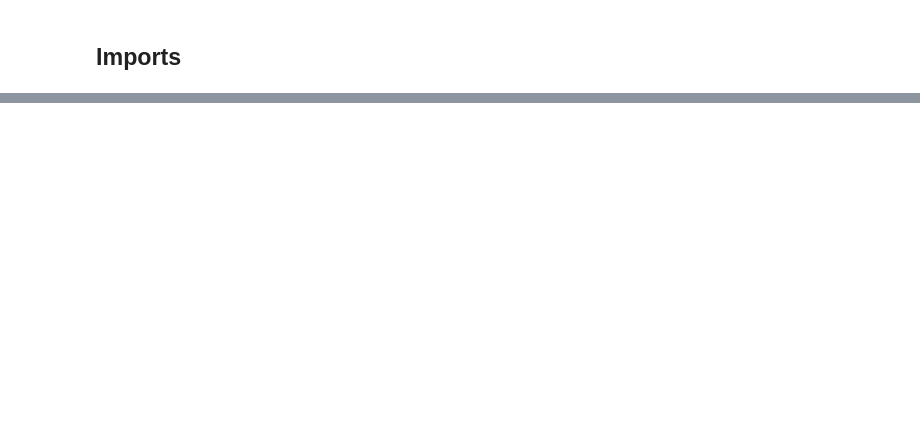
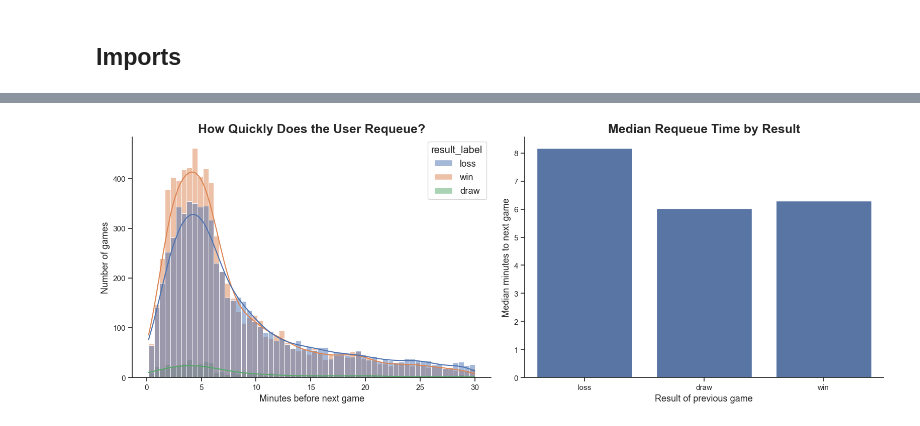
Before and after one commit to elmurie/chesscom-personal-analysis, a Jupyter notebook: notebooks/03_exploratory_analysis.ipynb, the cells around one changed output, grey strips where cells are left out. Cells and saved outputs as stored; diff of their text form; code cells hidden in the pictures; blank space fills up the shorter version.

```diff
--- a/notebooks/03_exploratory_analysis.ipynb
+++ b/notebooks/03_exploratory_analysis.ipynb
@@ -1401,0 +54,14 @@ plt.show()
+# %%
+sns.set_theme(style="ticks", palette="deep", font_scale=1.2)
+
+plt.rcParams.update({
+    "figure.figsize": (14, 6),
+    "axes.titleweight": "bold",
+    "axes.titlesize": 18,
+    "axes.labelsize": 13,
+    "xtick.labelsize": 11,
+    "ytick.labelsize": 11
+})
+
+PLOTS_DIR = PROJECT_ROOT / "plots" / USERNAME
+PLOTS_DIR.mkdir(parents=True, exist_ok=True)
@@ -1401,0 +203,50 @@ plt.show()
+# %%
+fig, axes = plt.subplots(1, 2, figsize=(16, 6))
+
+# --- left: distribution of requeue times (capped at 30 min for readability) ---
+ax = axes[0]
+
+sns.histplot(
+    data=requeue[requeue["gap_minutes"] <= 30],
+    x="gap_minutes",
+    hue="result_label",
+    kde=True,
+    bins=60,
+    alpha=0.5,
+    ax=ax
+)
+
+ax.set_title("How Quickly Does the User Requeue?")
+ax.set_xlabel("Minutes before next game")
+ax.set_ylabel("Number of games")
+sns.despine(ax=ax)
+
+# --- right: median requeue time by result ---
+ax2 = axes[1]
+
+median_requeue = (
+    requeue.groupby("result_label")["gap_minutes"]
+    .median()
+    .reset_index()
+    .sort_values("gap_minutes")
+)
+
+sns.barplot(
+    data=median_requeue,
+    x="result_label",
+    y="gap_minutes",
+    order=["loss", "draw", "win"],
+    ax=ax2
+)
+
+ax2.set_title("Median Requeue Time by Result")
+ax2.set_xlabel("Result of previous game")
+ax2.set_ylabel("Median minutes to next game")
+sns.despine(ax=ax2)
+
+plt.tight_layout()
+plt.show()
+
+fig.savefig(PLOTS_DIR / "requeue_speed.png", dpi=300, bbox_inches="tight")
+# %% [output]
+[figure, added]
```
Also changed, not shown: parts of 119 cells of this notebook, 29 other files.
